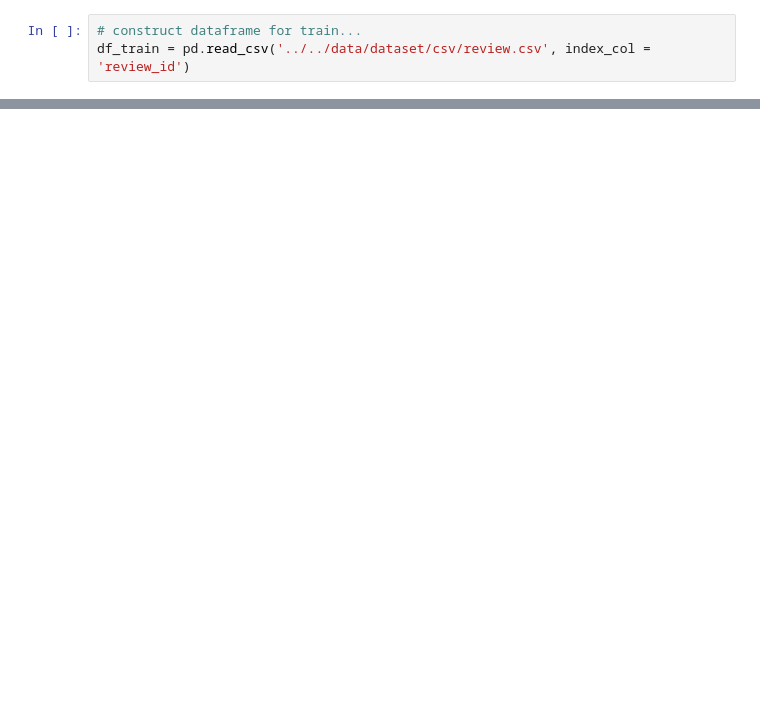
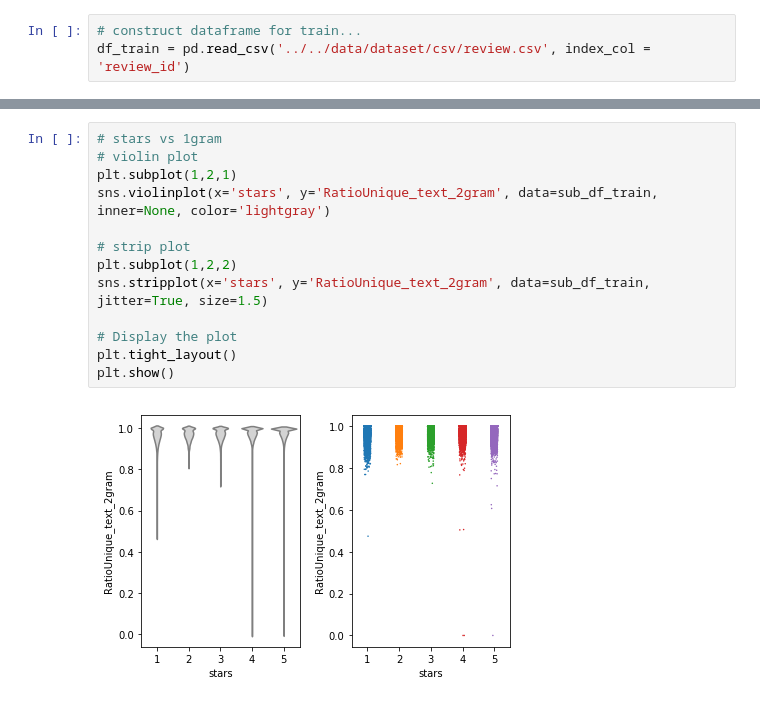
Before and after one commit to weihuacern/YelpDatasetChallenge, a Jupyter notebook: NoteBooks/TextFeatureExplore.ipynb, the cells around one changed output, grey strips where cells are left out. Saved outputs shown, nothing was run; the diff lists cells and outputs as text; blank space fills up the shorter version.

```diff
--- a/NoteBooks/TextFeatureExplore.ipynb
+++ b/NoteBooks/TextFeatureExplore.ipynb
@@ -135,0 +140,15 @@ plt.show()
+# %%
+# stars vs 1gram
+# violin plot
+plt.subplot(1,2,1)
+sns.violinplot(x='stars', y='RatioUnique_text_2gram', data=sub_df_train, inner=None, color='lightgray')
+
+# strip plot
+plt.subplot(1,2,2)
+sns.stripplot(x='stars', y='RatioUnique_text_2gram', data=sub_df_train, jitter=True, size=1.5)
+
+# Display the plot
+plt.tight_layout()
+plt.show()
+# %% [output]
+[figure, added]
```
Also changed, not shown: parts of 5 cells of this notebook, 3 other files.
